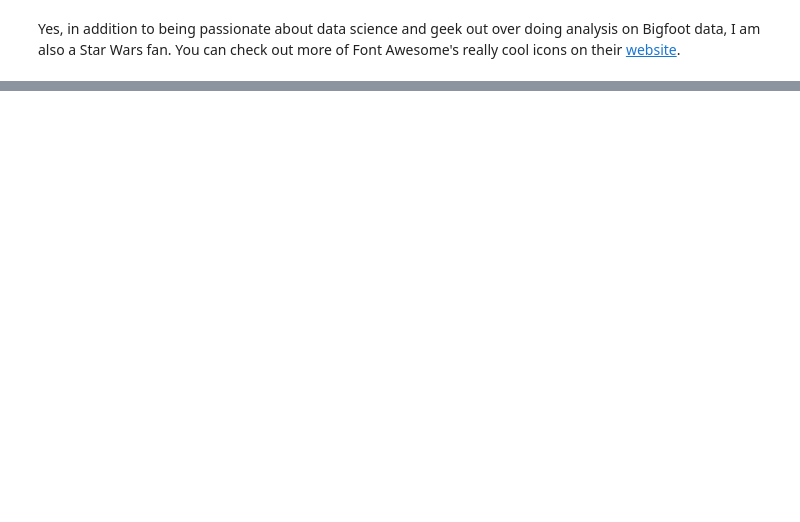
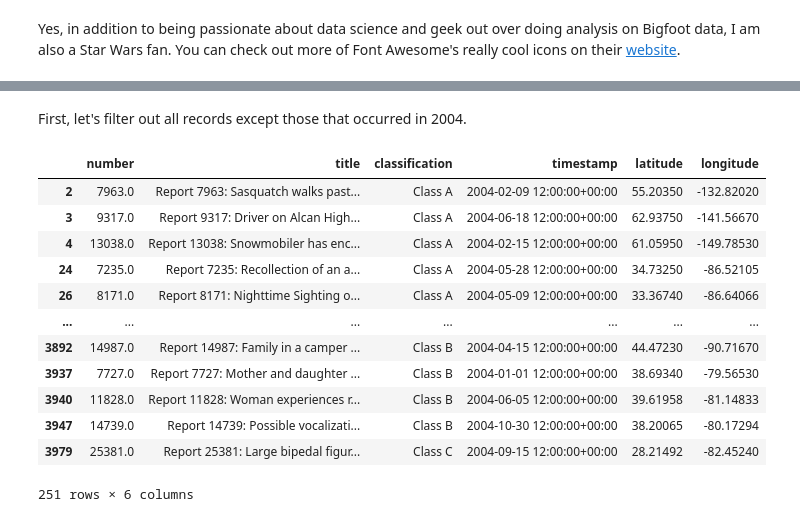
Before and after one commit to mcmanus-git/bigfoot, a Jupyter notebook: Mapping Features Exploration.ipynb, the cells around one changed output, grey strips where cells are left out. Cells and saved outputs as stored; diff of their text form; code cells hidden in the pictures; blank space fills up the shorter version.

```diff
--- a/Mapping Features Exploration.ipynb
+++ b/Mapping Features Exploration.ipynb
@@ -117,0 +145,5 @@ kansas_map
+# %%
+# Convert the timestamp column to datetime
+bf_locations['timestamp'] = pd.to_datetime(bf_locations['timestamp'])
+# Show the head of the dataframe
+bf_locations.head()
@@ -117,0 +205,19 @@ kansas_map
+# %% [markdown]
+First, let's filter out all records except those that occurred in 2004.
+# %%
+bf_locations = bf_locations.where(bf_locations['timestamp'].dt.year == 2004).dropna(how='all')
+bf_locations
+# %% [output]
+|  | number | title | classification | timestamp | latitude | longitude |
+| 2 | 7963.0 | Report 7963: Sasquatch walks past... | Class A | 2004-02-09 12:00:00+00:00 | 55.20350 | -132.82020 |
+| 3 | 9317.0 | Report 9317: Driver on Alcan High... | Class A | 2004-06-18 12:00:00+00:00 | 62.93750 | -141.56670 |
+| 4 | 13038.0 | Report 13038: Snowmobiler has enc... | Class A | 2004-02-15 12:00:00+00:00 | 61.05950 | -149.78530 |
+| 24 | 7235.0 | Report 7235: Recollection of an a... | Class A | 2004-05-28 12:00:00+00:00 | 34.73250 | -86.52105 |
+| 26 | 8171.0 | Report 8171: Nighttime Sighting o... | Class A | 2004-05-09 12:00:00+00:00 | 33.36740 | -86.64066 |
+| ... | ... | ... | ... | ... | ... | ... |
+| 3892 | 14987.0 | Report 14987: Family in a camper ... | Class B | 2004-04-15 12:00:00+00:00 | 44.47230 | -90.71670 |
+| 3937 | 7727.0 | Report 7727: Mother and daughter ... | Class B | 2004-01-01 12:00:00+00:00 | 38.69340 | -79.56530 |
+| 3940 | 11828.0 | Report 11828: Woman experiences r... | Class B | 2004-06-05 12:00:00+00:00 | 39.61958 | -81.14833 |
+| 3947 | 14739.0 | Report 14739: Possible vocalizati... | Class B | 2004-10-30 12:00:00+00:00 | 38.20065 | -80.17294 |
+| 3979 | 25381.0 | Report 25381: Large bipedal figur... | Class C | 2004-09-15 12:00:00+00:00 | 28.21492 | -82.45240 |
+251 rows × 6 columns
```
Also changed, not shown: parts of 38 cells of this notebook.
